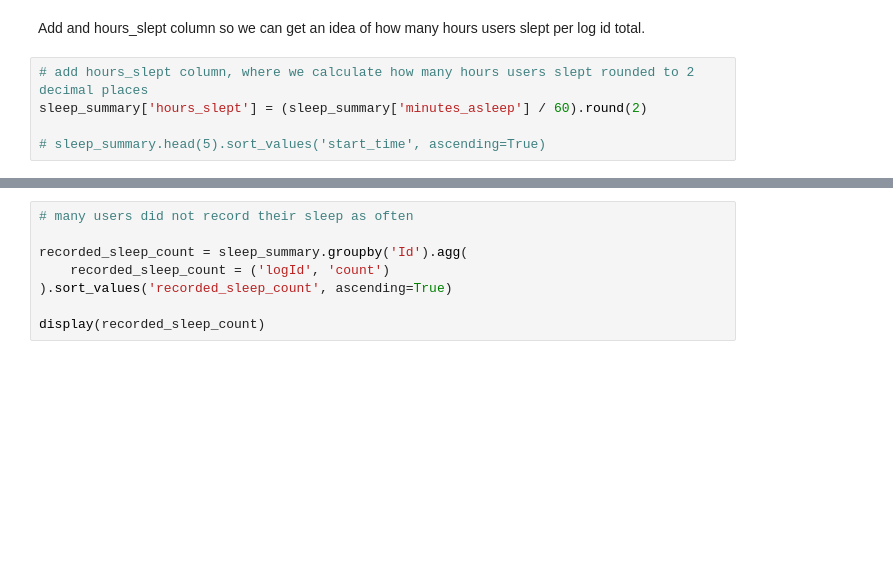
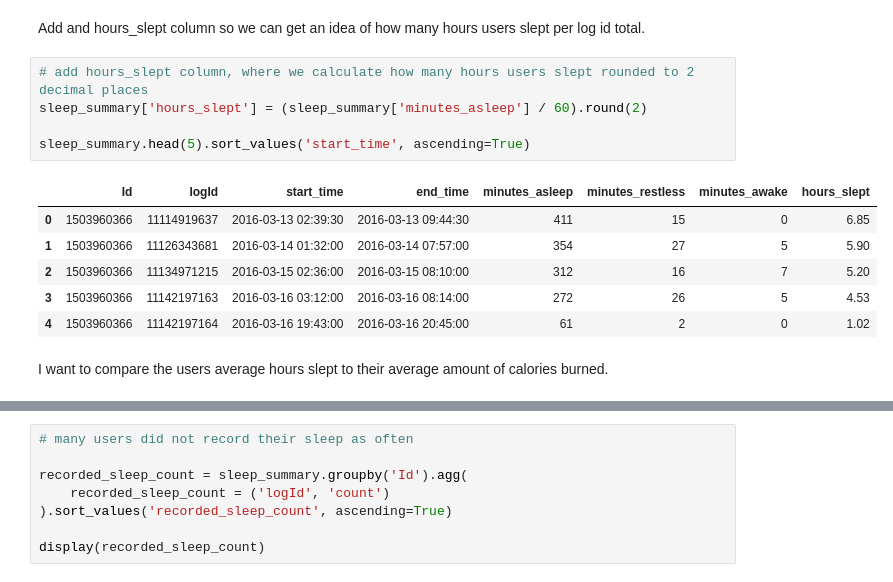
Before and after one commit to danijia/bellabeat-case-study, a Jupyter notebook: Jupyter Notebooks/bellabeat-case-study.ipynb, the cells around one changed output, grey strips where cells are left out. Cells and saved outputs as stored; diff of their text form; blank space fills up the shorter version.

```diff
--- a/Jupyter Notebooks/bellabeat-case-study.ipynb
+++ b/Jupyter Notebooks/bellabeat-case-study.ipynb
@@ -274,5 +492,14 @@ Add and hours_slept column so we can get an idea of how many hours users slept p
 # %%
 # add hours_slept column, where we calculate how many hours users slept rounded to 2 decimal places
 sleep_summary['hours_slept'] = (sleep_summary['minutes_asleep'] / 60).round(2)
 
-# sleep_summary.head(5).sort_values('start_time', ascending=True)
+sleep_summary.head(5).sort_values('start_time', ascending=True)
+# %% [output]
+|  | Id | logId | start_time | end_time | minutes_asleep | minutes_restless | minutes_awake | hours_slept |
+| 0 | 1503960366 | 11114919637 | 2016-03-13 02:39:30 | 2016-03-13 09:44:30 | 411 | 15 | 0 | 6.85 |
+| 1 | 1503960366 | 11126343681 | 2016-03-14 01:32:00 | 2016-03-14 07:57:00 | 354 | 27 | 5 | 5.90 |
+| 2 | 1503960366 | 11134971215 | 2016-03-15 02:36:00 | 2016-03-15 08:10:00 | 312 | 16 | 7 | 5.20 |
+| 3 | 1503960366 | 11142197163 | 2016-03-16 03:12:00 | 2016-03-16 08:14:00 | 272 | 26 | 5 | 4.53 |
+| 4 | 1503960366 | 11142197164 | 2016-03-16 19:43:00 | 2016-03-16 20:45:00 | 61 | 2 | 0 | 1.02 |
+# %% [markdown]
+I want to compare the users average hours slept to their average amount of calories burned.
```
Also changed, not shown: parts of 19 cells of this notebook.
